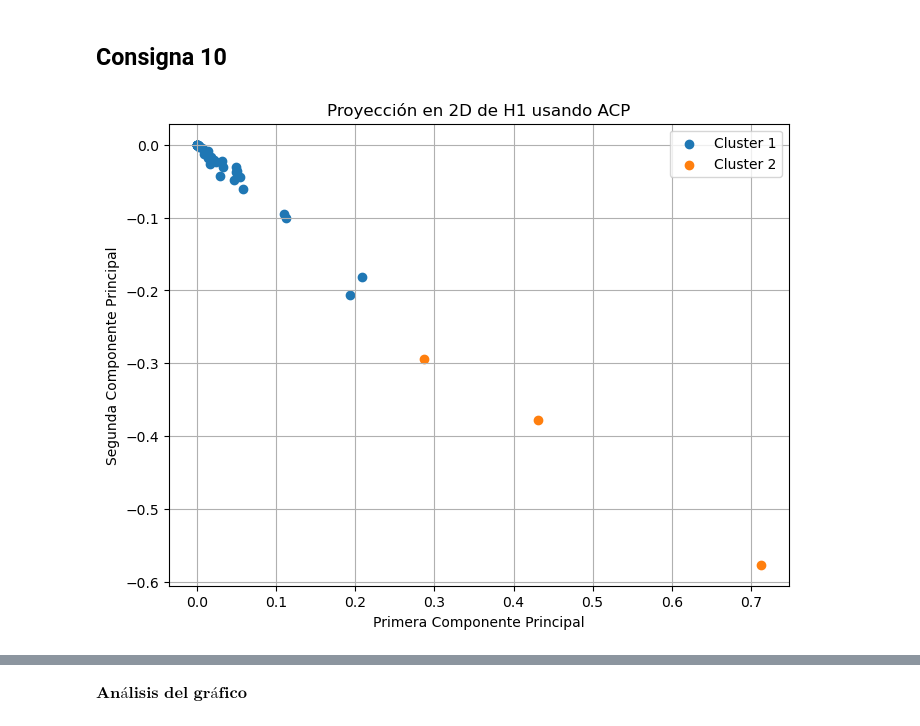
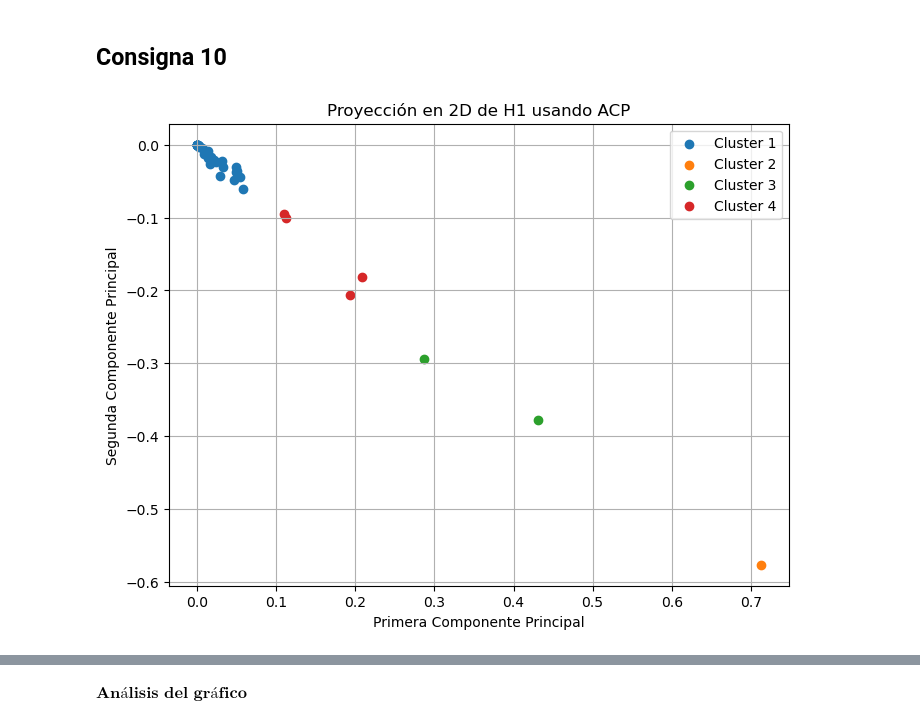
Before and after one commit to IMAbril/Matrices_Insumo-Producto, a Jupyter notebook: notebooks/TP2_resuelto.ipynb, the cells around one changed output, grey strips where cells are left out. Cells and saved outputs as stored; diff of their text form; code cells hidden in the pictures.

```diff
--- a/notebooks/TP2_resuelto.ipynb
+++ b/notebooks/TP2_resuelto.ipynb
@@ -477,18 +481,19 @@ M = np.column_stack((v1,v2))
 # %% [markdown]
 Calculamos los puntos que resultan de proyectar las filas de $A^{rr}$ con la matriz, y los graficamos en un scatter de dos dimensiones:
 # %%
-proyecciones_Ap1 = A_p1p1 @ M
+proyecciones_Ap1 = A_p1p1  @ M
 
 #Usamos kmeans para visualizar 2 clusters
-kmeans = KMeans(n_clusters=2, random_state=0)
+kmeans = KMeans(n_clusters=4, random_state=0)
 kmeans.fit(proyecciones_Ap1)
 labels = kmeans.labels_
 
 plt.figure(figsize=(8, 6))
-for cluster in range(2):
+for cluster in range(4):
     plt.scatter(
         proyecciones_Ap1[labels == cluster, 0],
         proyecciones_Ap1[labels == cluster, 1],
+
         label=f'Cluster {cluster+1}'
     )
 
@@ -523,15 +528,15 @@ v2, lambda2 = metodo_potencia_hotelling(C_prima,0.99)
 
 M = np.column_stack((v1,v2))
 
-proyecciones_Ap2 = A_p2p2 @ M
+proyecciones_Ap2 = (A_p2p2-np.mean(A_p2p2,axis=0)) @ M
 
 #Usamos kmeans para visualizar 2 clusters
-kmeans = KMeans(n_clusters=2, random_state=0)
+kmeans = KMeans(n_clusters=4, random_state=0)
 kmeans.fit(proyecciones_Ap2)
 labels = kmeans.labels_
 
 plt.figure(figsize=(8, 6))
-for cluster in range(2):
+for cluster in range(4):
     plt.scatter(
         proyecciones_Ap2[labels == cluster, 0],
         proyecciones_Ap2[labels == cluster, 1],
@@ -578,35 +583,35 @@ C = A_rr_normalizada.transpose() @ A_rr_normalizada / (n-1)
 # Obtenemos el primer autovector y autovalor
 v1, lambda1 = metodo_potencia_hotelling(C,0.999)
 
 # Calculamos c'
 C_prima = C - lambda1 * v1 @ v1.transpose()
 
 # Obtenemos el segundo autovector y autovalor
 v2, lambda2 = metodo_potencia_hotelling(C_prima,0.99)
 
 #Proyectamos los datos de H1 en las direcciones dadas por los avecs
 M = np.column_stack((v1,v2))
 
-proyecciones_H1 = H1 @ M
+proyecciones_H1 = (H1) @ M
 
-#Usamos kmeans para visualizar 2 clusters
-kmeans = KMeans(n_clusters=2, random_state=0)
+#Usamos kmeans para visualizar 4 clusters
+kmeans = KMeans(n_clusters=4, random_state=0)
 kmeans.fit(proyecciones_H1)
 labels = kmeans.labels_
 
 plt.figure(figsize=(8, 6))
-for cluster in range(2):
+for cluster in range(4):
     plt.scatter(
         proyecciones_H1[labels == cluster, 0],
         proyecciones_H1[labels == cluster, 1],
         label=f'Cluster {cluster+1}'
     )
 
 plt.title('Proyección en 2D de H1 usando ACP')
 plt.xlabel('Primera Componente Principal')
 plt.ylabel('Segunda Componente Principal')
 plt.legend()
 plt.grid(True)
 plt.show()
 # %% [output]
-[figure, old version]
+[figure, new version]
```
Also changed, not shown: parts of 6 cells of this notebook.
